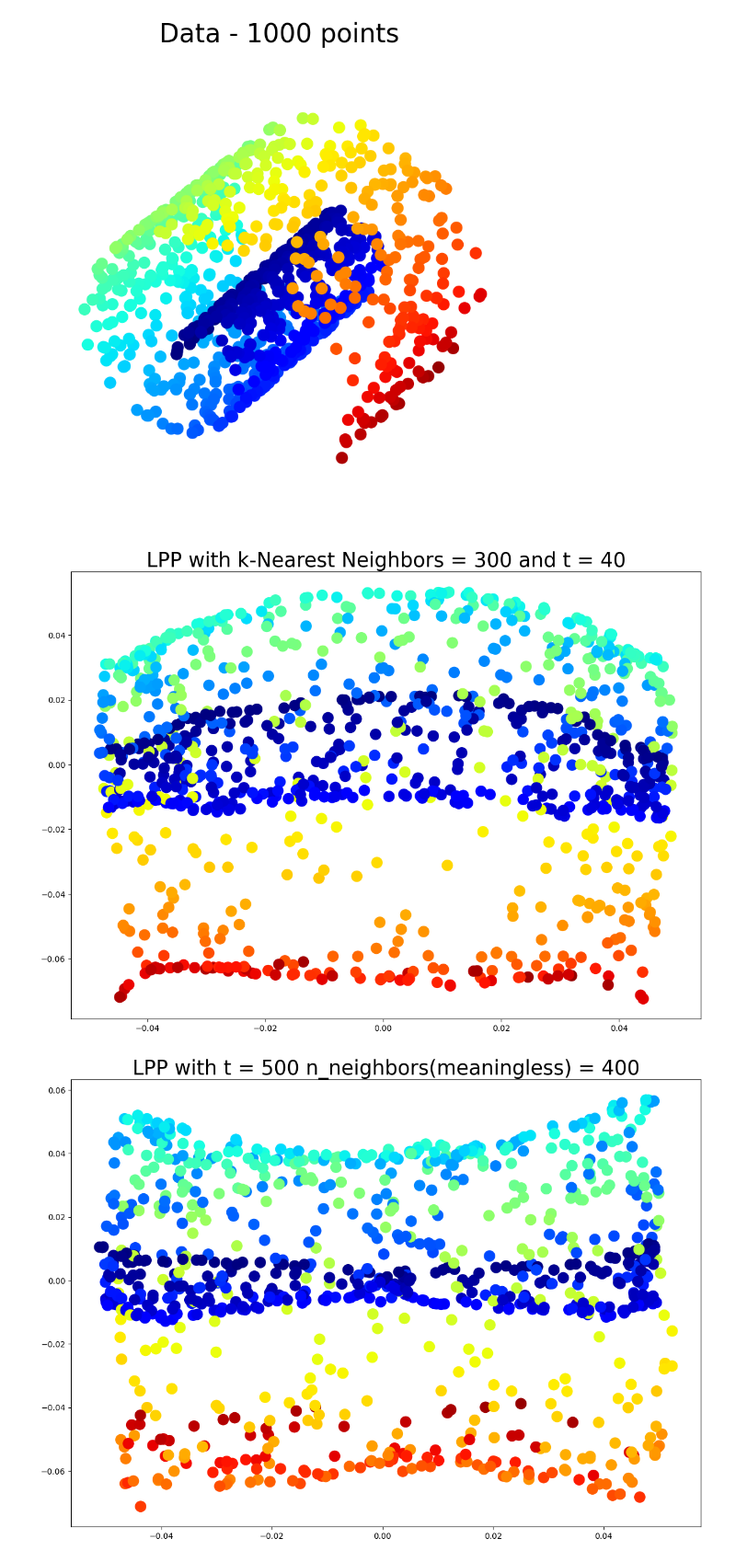
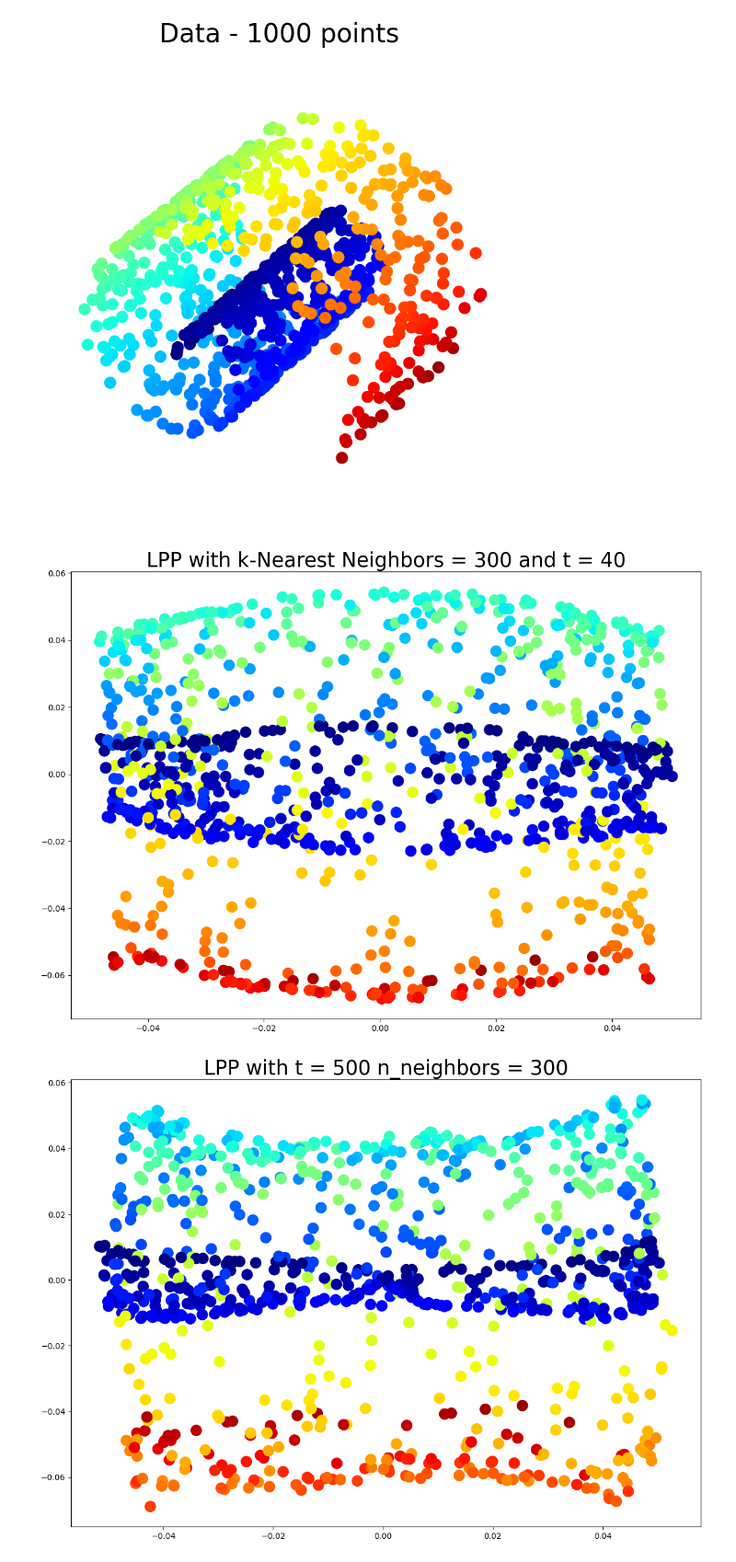
Before and after one commit to TonyHuang6666/Manifold-Learning, a Jupyter notebook: Locality preserving projection/LPP-Original.ipynb, the cells around one changed output. Shown at 92% size. Saved outputs shown, nothing was run; the diff lists cells and outputs as text; code cells hidden in the pictures.

Commit message:
knn_matrix与adjacency_matrix存储的数据类型不一样，前者是按距离从近到远排列，后者是在邻域内则为1，否则为0

```diff
--- a/Locality preserving projection/LPP-Original.ipynb
+++ b/Locality preserving projection/LPP-Original.ipynb
@@ -10,7 +10,7 @@ def pairwise_distances(Data):
 
 def k_nearest_neighbors(Data, n_neighbors):
     dist_matrix = pairwise_distances(Data)
-    return dist_matrix.argsort(axis=1)[:, 1:n_neighbors + 1]
+    return np.argsort(dist_matrix, axis=1)[:, 1:n_neighbors + 1]
 # %%
 # 以每个点到其他所有点的平均值作为每个数据点的平均邻域半径
 def compute_avg_radius(Data):
@@ -78,37 +76,40 @@ def compute_avg_shortest_path(Data, knn_matrix):
 # %%
 Pi = 3.14159265358979323846
 
-# 函数1：计算k最近邻矩阵或epsilon邻接矩阵
+# 计算k最近邻矩阵或epsilon邻接矩阵
 def compute_neighborhood_matrix(Data, method, n_neighbors):
     n = len(Data)
-    distances = pairwise_distances(Data)  # 计算数据点间的成对欧式距离
     if method == 'knn':
-        knn_matrix = k_nearest_neighbors(distances, n_neighbors)  # 计算每个样本点的 n_neighbors 个最近邻索引
+        knn_matrix = k_nearest_neighbors(Data, n_neighbors)
+        np.savetxt('knn_matrix.csv', knn_matrix, delimiter=',')
         return knn_matrix
     elif method == 'epsilon':
-        knn_matrix = k_nearest_neighbors(Data, n_neighbors)
-        avg_shortest_paths = compute_avg_shortest_path(Data, knn_matrix)
+        #knn_matrix = k_nearest_neighbors(Data, n_neighbors)
+        #avg_shortest_paths = compute_avg_shortest_path(Data, knn_matrix)
+        #knn_matrix = k_nearest_neighbors(Data, n_neighbors)
         adjacency_matrix = np.zeros((n, n))
-        #radius = compute_avg_radius(Data)  # 计算每个数据点的邻域半径
+        radius = compute_avg_radius(Data)  # 计算每个数据点的邻域半径
         for i in range(n):  # 对于数据集中的每个样本点 i
-            neighbors = np.where(distances[i] <= avg_shortest_paths[i])[0]
+            distances = np.sqrt(np.sum((Data[i] - Data) ** 2, axis=1))
+            neighbors = np.where(distances <= radius[i])[0]
+            #if len(neighbors) < n_neighbors:
+                #neighbors = knn_matrix[i]
             adjacency_matrix[i, neighbors] = 1
             adjacency_matrix[neighbors, i] = 1
         return adjacency_matrix
 
-
-# 函数2：构建基于热核方法的权重矩阵
+# 构建基于热核方法的权重矩阵
 def construct_weight_matrix(Data, method, n_neighbors, t):
     neighborhood_matrix = compute_neighborhood_matrix(Data, method, n_neighbors)
-    np.savetxt('neighborhood_matrix.csv', neighborhood_matrix, delimiter=',')
     n = len(Data)
     Weight_matrix = np.zeros((n, n))
     if method == 'knn':
-        dist_matrix = pairwise_distances(Data)  # 计算数据集中样本点之间的距离
+        dist_matrix = pairwise_distances(Data)
         for i in range(n):  # 对于数据集中的每个样本点 i
             for j in neighborhood_matrix[i]:  # 对于样本点 i 的邻居点 j
                 Weight_matrix[i][int(j)] = np.exp(-dist_matrix[i][int(j)] ** 2 / (4 * t)) * 1 / ((4 * Pi * t) ** (1 / 2))  # 使用热核方法计算权重
                 Weight_matrix[int(j)][i] = np.exp(-dist_matrix[int(j)][i] ** 2 / (4 * t)) * 1 / ((4 * Pi * t) ** (1 / 2))  # 邻接矩阵为对称矩阵
+        np.savetxt('knn_weight_matrix.csv', Weight_matrix, delimiter=',')
     elif method == 'epsilon':
         for i in range(n):  # 对于数据集中的每个样本点 i
             for j in range(n):  # 对于数据集中的每个样本点 j
@@ -116,4 +117,9 @@ def construct_weight_matrix(Data, method, n_neighbors, t):
                     distance = np.linalg.norm(Data[i] - Data[j])  # 计算样本点 i 和 j 之间的距离（欧式距离）
                     Weight_matrix[i, j] = np.exp(-distance ** 2 / (4 * t)) * 1 / ((4 * Pi * t) ** (1 / 2))  # 使用热核方法计算权重
                     Weight_matrix[j, i] = np.exp(-distance ** 2 / (4 * t)) * 1 / ((4 * Pi * t) ** (1 / 2))  # 邻接矩阵为对称矩阵
+                # 如果样本点j不在第i个样本点的epsilon邻域内，则使用k最近邻的方法计算权重
+                # elif neighborhood_matrix[i, j] == 0:
+                    #Weight_matrix[i][int(j)] = np.exp(-dist_matrix[i][int(j)] ** 2 / (4 * t)) * 1 / ((4 * Pi * t) ** (1 / 2))  # 使用热核方法计算权重
+                    #Weight_matrix[int(j)][i] = np.exp(-dist_matrix[int(j)][i] ** 2 / (4 * t)) * 1 / ((4 * Pi * t) ** (1 / 2))  # 邻接矩阵为对称矩阵
+        np.savetxt('epsilon_weight_matrix.csv', Weight_matrix, delimiter=',')
     return Weight_matrix
@@ -187,7 +208,6 @@ def select_best_n_neighbors(Data, n_components, t, method='knn', n_folds=5):
 def LPP(Data, n_components, method, n_neighbors, t):
     # Step 1: 构建基于权重矩阵
     Weight_matrix = construct_weight_matrix(Data, method, n_neighbors, t)
-    np.savetxt('Weight_matrix.csv', Weight_matrix, delimiter=',')
     # Step 2: 计算度矩阵和拉普拉斯矩阵
     Degree_matrix = np.diag(np.sum(Weight_matrix, axis=1))
     Laplacian_matrix = Degree_matrix - Weight_matrix
@@ -219,31 +239,31 @@ ax.axis("off")
 # %%
 # 绘制及保存投影图
 if not os.path.exists('output'):
     os.makedirs('output')
 for method in ['knn', 'epsilon']:
     plt.figure(figsize=(14, 10))
     if method == 'epsilon':
         t= 500
-        n_neighbors = 400
+        n_neighbors = 300
         lpp_embeddings = LPP(Data_T, n_components=2, method=method, n_neighbors=n_neighbors, t=t)
-        plt.title('LPP with t = ' + str(t) + ' n_neighbors(meaningless) = ' + str(n_neighbors), size=25)
+        plt.title('LPP with t = ' + str(t) + ' n_neighbors = ' + str(n_neighbors), size=25)
         file_name = 'LPP_epsilon_t = ' + str(t) + '.png'
         file_path = os.path.join('.', 'output', file_name)
         plt.scatter(lpp_embeddings[:, 0], lpp_embeddings[:, 1], c=plt.cm.jet((Data_T[:, 0] ** 2 + Data_T[:, 2] ** 2) / 100),s=200, lw=0, alpha=1)
         plt.savefig(file_path)
     elif method == 'knn':
         n_neighbors = 300
         t= 40
         lpp_embeddings = LPP(Data_T, n_components=2, method=method, n_neighbors=n_neighbors, t=t)
         plt.title('LPP with k-Nearest Neighbors = ' + str(n_neighbors) + ' and t = ' + str(t), size=25)
         file_name = 'LPP_knn_' + str(n_neighbors) + '_t=' + str(t) + '.png'
         file_path = os.path.join('.', 'output', file_name)
         plt.scatter(lpp_embeddings[:, 0], lpp_embeddings[:, 1], c=plt.cm.jet((Data_T[:, 0] ** 2 + Data_T[:, 2] ** 2) / 100),s=200, lw=0, alpha=1)
         plt.savefig(file_path)
     plt.show()
 # %% [output]
-[figure, old version]
+[figure, new version]
-[figure, old version]
+[figure, new version]
 # %%
 from myLPP import LocalityPreservingProjection
 #创建 LPP 模型
```
Also changed, not shown: parts of 3 cells of this notebook, 2 other files.
